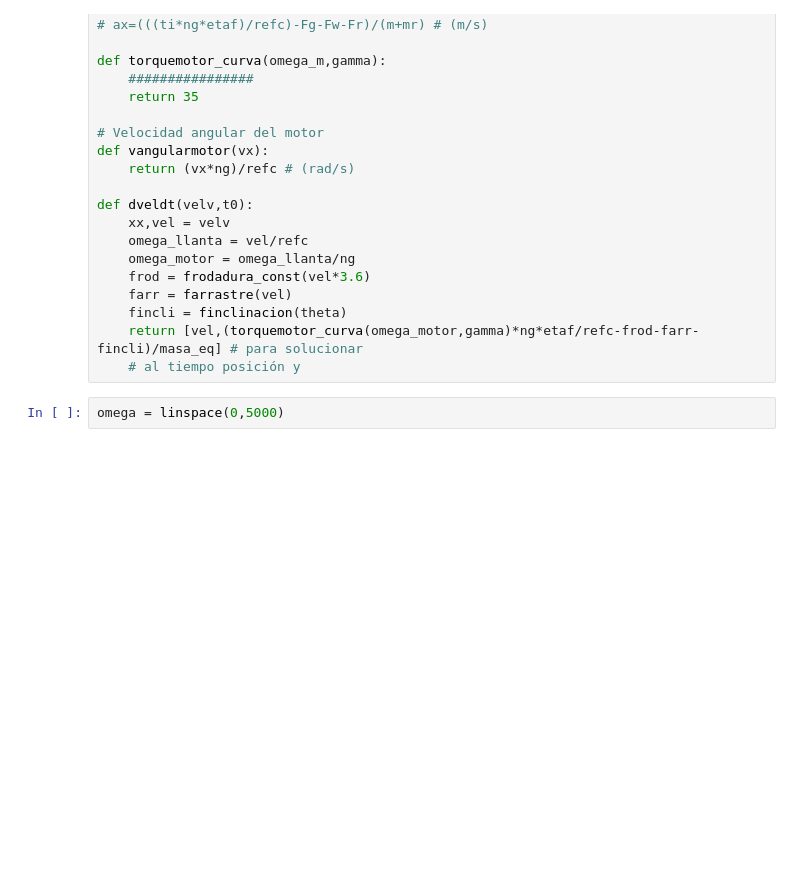
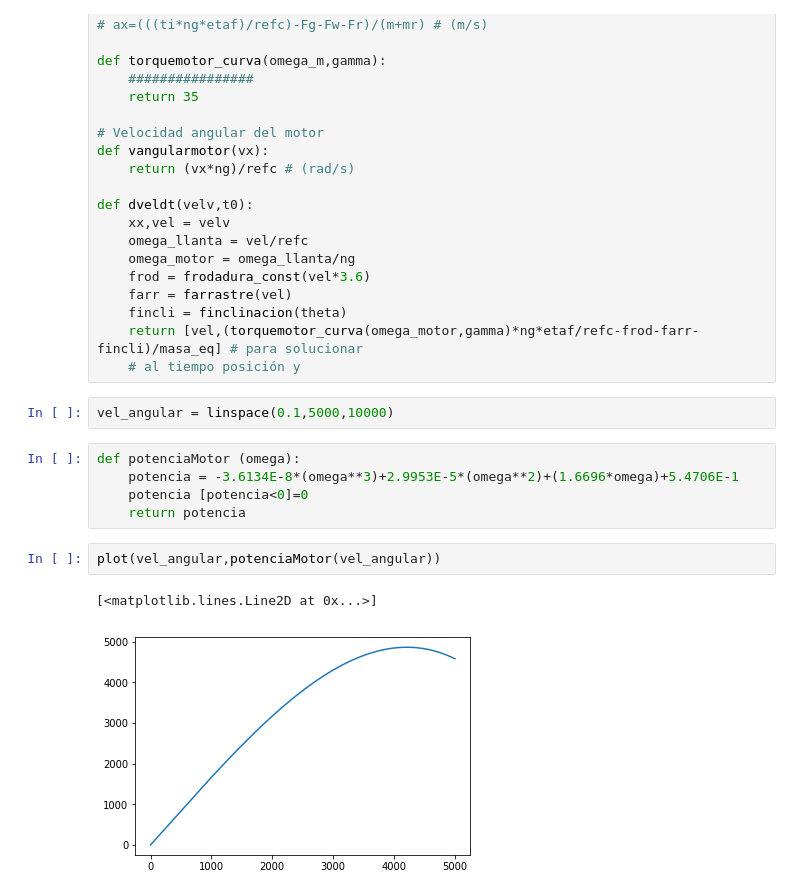
Before and after one commit to kagonzalez10/Herramientas-Computacionales-IMEC3602, a Jupyter notebook: Kart.ipynb, the cells around one changed output. Drawn from its saved outputs; the diff is of its cells as text; blank space fills up the shorter version.

```diff
--- a/Kart.ipynb
+++ b/Kart.ipynb
@@ -137,4 +137,14 @@ def dveldt(velv,t0):
     return [vel,(torquemotor_curva(omega_motor,gamma)*ng*etaf/refc-frod-farr-fincli)/masa_eq] # para solucionar
     # al tiempo posición y
 # %%
-omega = linspace(0,5000)
+vel_angular = linspace(0.1,5000,10000)
+# %%
+def potenciaMotor (omega):
+    potencia = -3.6134E-8*(omega**3)+2.9953E-5*(omega**2)+(1.6696*omega)+5.4706E-1
+    potencia [potencia<0]=0
+    return potencia
+# %%
+plot(vel_angular,potenciaMotor(vel_angular))
+# %% [output]
+[<matplotlib.lines.Line2D at 0x...>]
+[figure, added]
```
Also changed, not shown: parts of 6 cells of this notebook.
